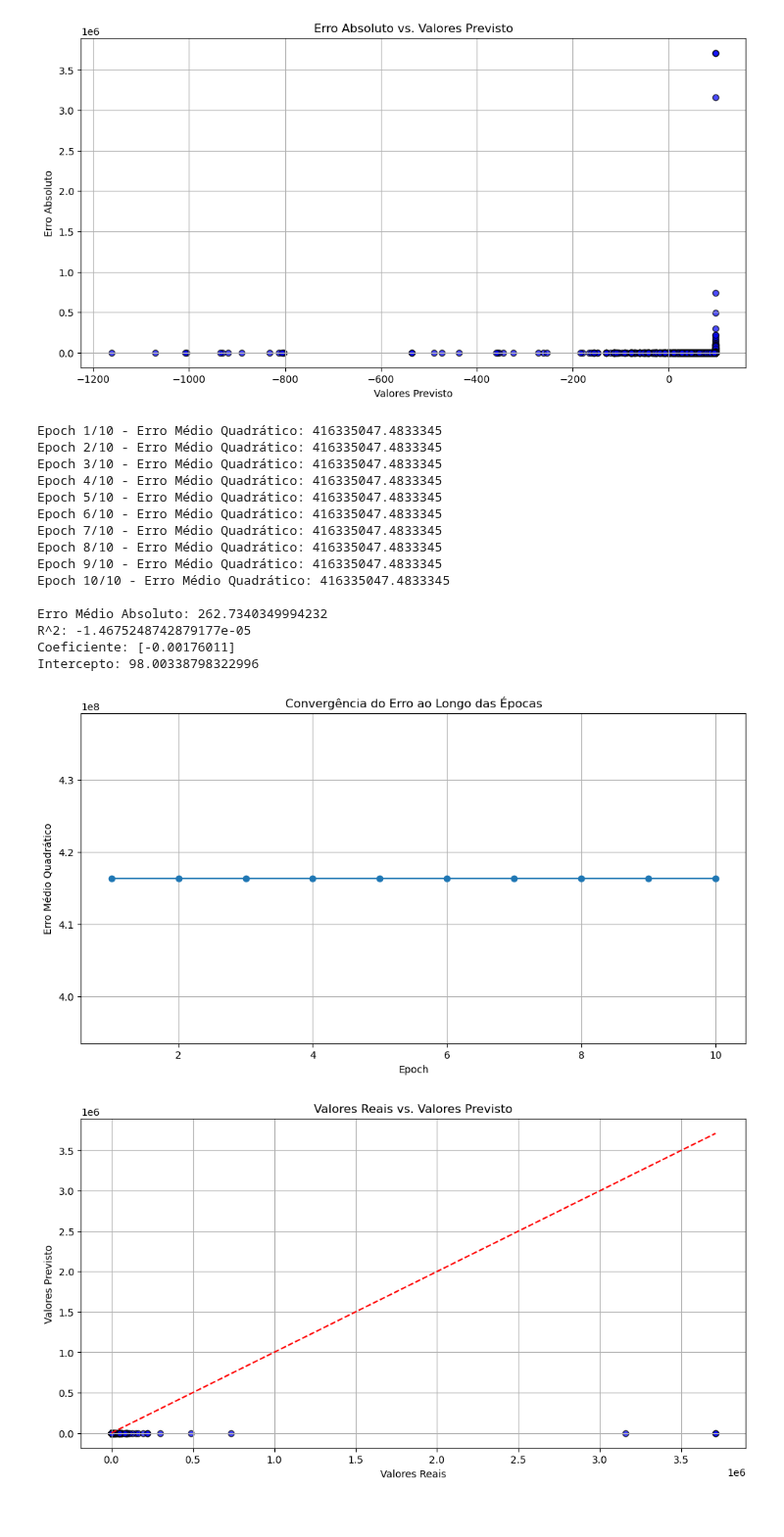
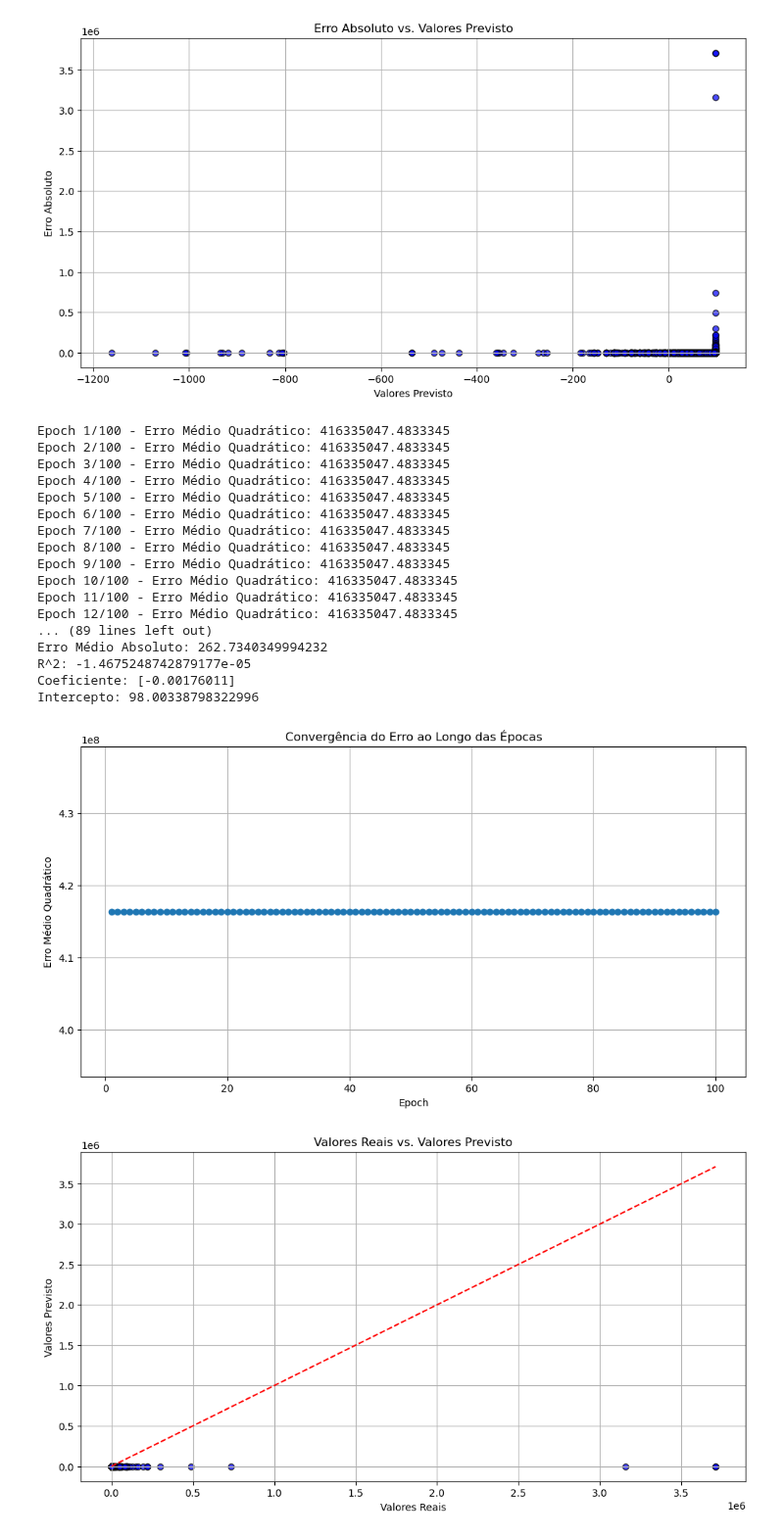
Before and after one commit to eltongaspar/python, a Jupyter notebook: LM - Testes.ipynb, the cells around one changed output. Shown at 98% size. Cells and saved outputs as stored; diff of their text form; code cells hidden in the pictures.

```diff
--- a/LM - Testes.ipynb
+++ b/LM - Testes.ipynb
@@ -139,7 +139,7 @@ X_train, X_test, y_train, y_test = train_test_split(X, y, test_size=0.2, random_
 model = LinearRegression()
 
 # Definir o número de epochs (iterações)
-epochs = 10
+epochs = 100
 errors = []
 
 # Treinar o modelo por várias épocas
@@ -211,45 +211,47 @@ plt.xlabel('Valores Previstos')
 plt.ylabel('Valores Reais')
 plt.title('Matriz de Confusão')
 plt.show()
 
 
 
 # Histograma dos Resíduos
 plt.figure(figsize=(12, 6))
 plt.hist(residuals, bins=30, color='blue', edgecolor='k', alpha=0.7)
 plt.xlabel('Resíduos')
 plt.ylabel('Frequência')
 plt.title('Histograma dos Resíduos')
 plt.grid(True)
 plt.show()
 
 # Gráfico de Erros Absolutos vs. Valores Previsto
 abs_errors = abs(residuals)
 
 plt.figure(figsize=(12, 6))
 plt.scatter(predictions, abs_errors, color='blue', edgecolor='k', alpha=0.7)
 plt.xlabel('Valores Previsto')
 plt.ylabel('Erro Absoluto')
 plt.title('Erro Absoluto vs. Valores Previsto')
 plt.grid(True)
 plt.show()
 # %% [output]
-Epoch 1/10 - Erro Médio Quadrático: 416335047.4833345
-Epoch 2/10 - Erro Médio Quadrático: 416335047.4833345
-Epoch 3/10 - Erro Médio Quadrático: 416335047.4833345
-Epoch 4/10 - Erro Médio Quadrático: 416335047.4833345
-Epoch 5/10 - Erro Médio Quadrático: 416335047.4833345
-Epoch 6/10 - Erro Médio Quadrático: 416335047.4833345
-Epoch 7/10 - Erro Médio Quadrático: 416335047.4833345
-Epoch 8/10 - Erro Médio Quadrático: 416335047.4833345
-Epoch 9/10 - Erro Médio Quadrático: 416335047.4833345
-Epoch 10/10 - Erro Médio Quadrático: 416335047.4833345
-
+Epoch 1/100 - Erro Médio Quadrático: 416335047.4833345
+Epoch 2/100 - Erro Médio Quadrático: 416335047.4833345
+Epoch 3/100 - Erro Médio Quadrático: 416335047.4833345
+Epoch 4/100 - Erro Médio Quadrático: 416335047.4833345
+Epoch 5/100 - Erro Médio Quadrático: 416335047.4833345
+Epoch 6/100 - Erro Médio Quadrático: 416335047.4833345
+Epoch 7/100 - Erro Médio Quadrático: 416335047.4833345
+Epoch 8/100 - Erro Médio Quadrático: 416335047.4833345
+Epoch 9/100 - Erro Médio Quadrático: 416335047.4833345
+Epoch 10/100 - Erro Médio Quadrático: 416335047.4833345
+Epoch 11/100 - Erro Médio Quadrático: 416335047.4833345
+Epoch 12/100 - Erro Médio Quadrático: 416335047.4833345
+... (89 lines left out)
 Erro Médio Absoluto: 262.7340349994232
 R^2: -1.4675248742879177e-05
 Coeficiente: [-0.00176011]
 Intercepto: 98.00338798322996
-[figure, old version]
+[figure, new version]
 [figure]
 [figure]
 [figure]
```
